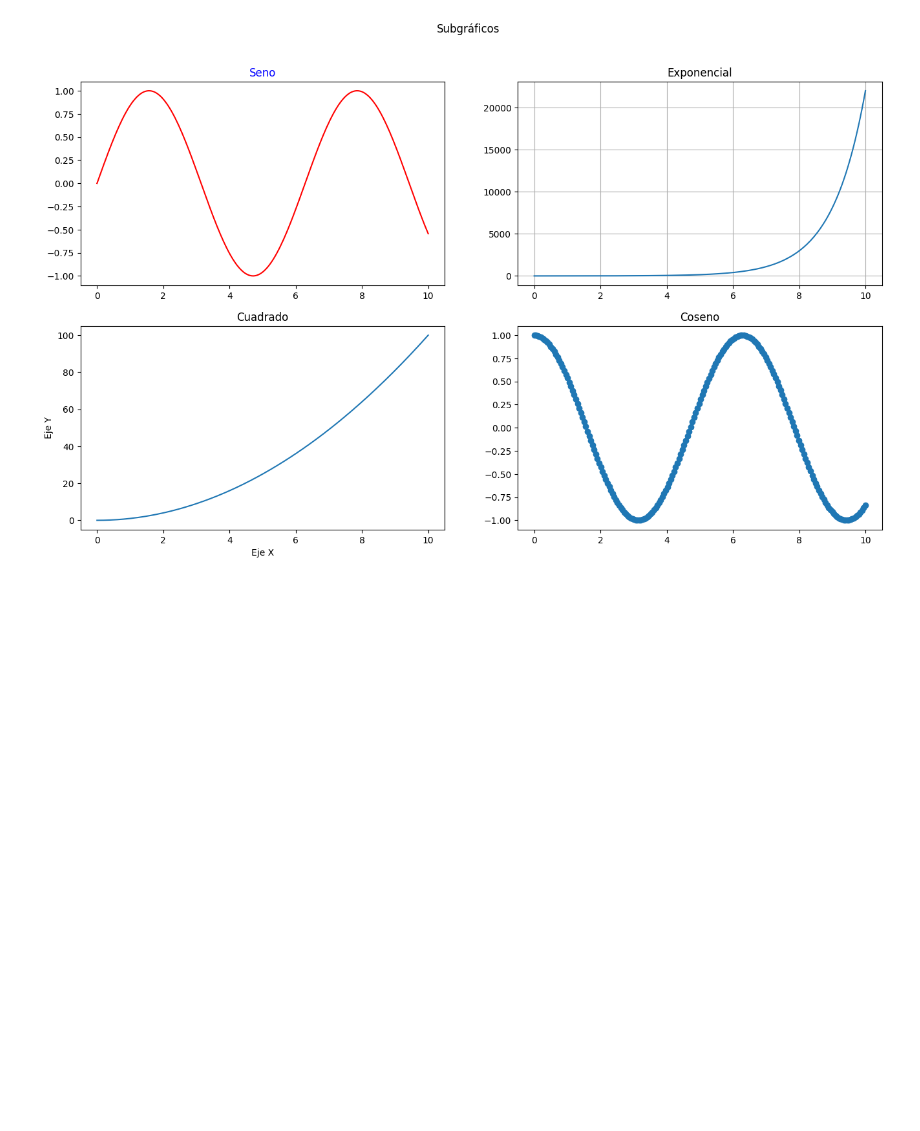
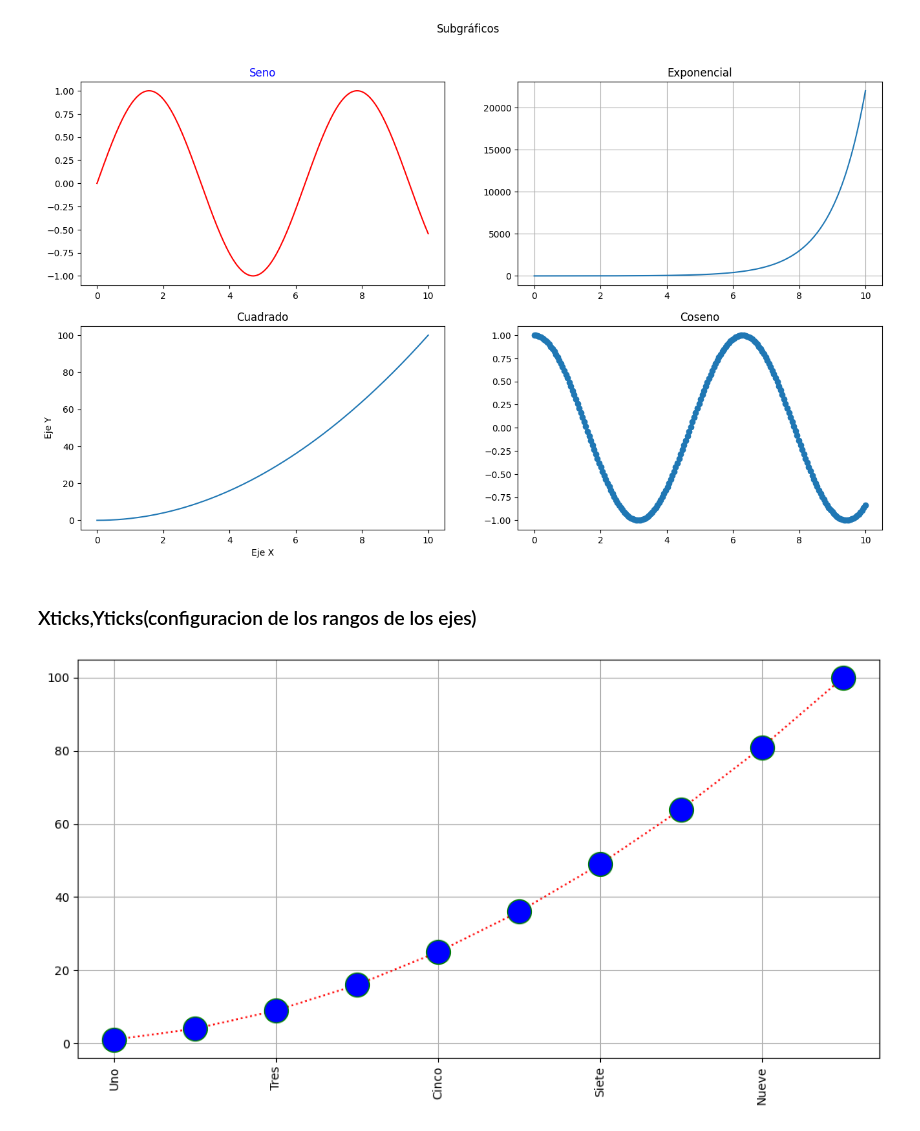
Before and after one commit to Gael-M0/PracticaUDM, a Jupyter notebook: udemy/Python_DataScience/matplotlib.ipynb, the cells around one changed output. Cells and saved outputs as stored; diff of their text form; code cells hidden in the pictures; blank space fills up the shorter version.

```diff
--- a/udemy/Python_DataScience/matplotlib.ipynb
+++ b/udemy/Python_DataScience/matplotlib.ipynb
@@ -96,3 +96,18 @@ ax[1,1].set_title('Coseno')
 plt.show()
 # %% [output]
 [figure]
+# %% [markdown]
+### Xticks,Yticks(configuracion de los rangos de los ejes)
+# %%
+y = np.array([1, 4, 9, 16, 25, 36, 49, 64, 81, 100])
+x = np.array([1, 2, 3, 4, 5, 6, 7, 8, 9, 10])
+# %%
+plt.figure(figsize=(12,6)) #Tamaño de la figura
+plt.grid()
+plt.plot(x, y,'o:g',c='r',mfc='b',mec='g',ms=20) #Marca con un círculo cada punto | Línea de puntos | Color verde
+# C es el color de la línea | mfc es el color de relleno de la marca | mec es el color del borde de la marca | ms es el tamaño de la marca
+plt.xticks([1,3,5,7,9],['Uno','Tres','Cinco','Siete','Nueve'], rotation = 'vertical') #Marca solo los valores indicados en el eje X | Cambia el valor numérico por el texto indicado | Rota las etiquetas verticalmente
+plt.yticks([0,20,40,60,80,100]) #Marca solo los valores indicados en el eje Y
+plt.show()
+# %% [output]
+[figure, added]
```
Also changed, not shown: parts of 3 cells of this notebook, 2 other files.
